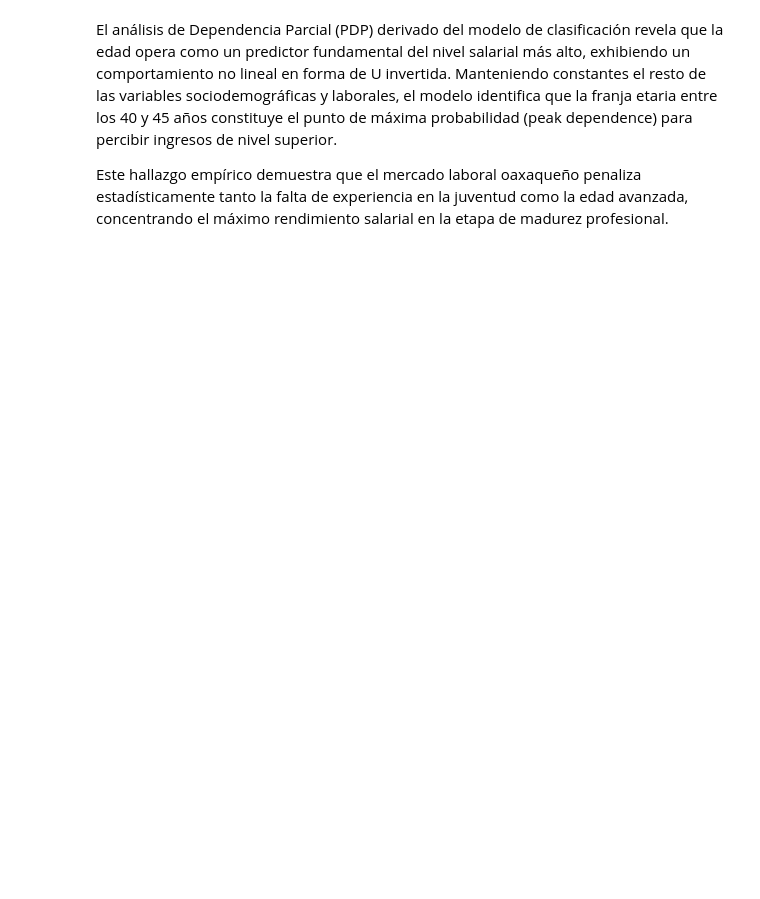
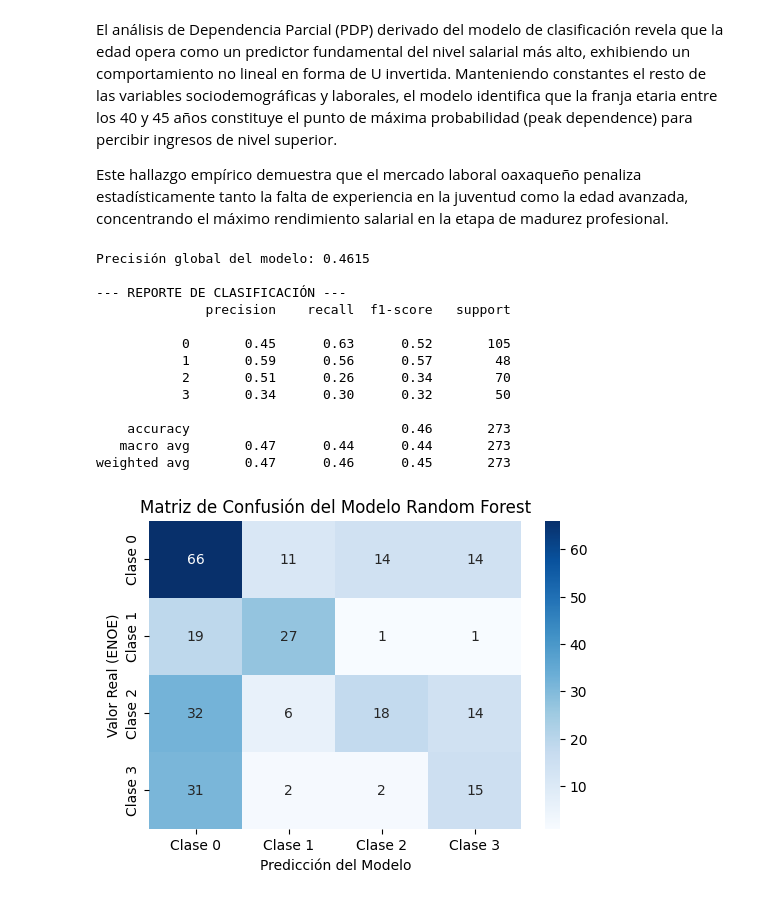
Before and after one commit to dr-dlr/ENOE, a Jupyter notebook: Tesis_ok.ipynb, the cells around one changed output. Cells and saved outputs as stored; diff of their text form; code cells hidden in the pictures; blank space fills up the shorter version.

```diff
--- a/Tesis_ok.ipynb
+++ b/Tesis_ok.ipynb
@@ -396,3 +394,45 @@ plt.show()
 El análisis de Dependencia Parcial (PDP) derivado del modelo de clasificación revela que la edad opera como un predictor fundamental del nivel salarial más alto, exhibiendo un comportamiento no lineal en forma de U invertida. Manteniendo constantes el resto de las variables sociodemográficas y laborales, el modelo identifica que la franja etaria entre los 40 y 45 años constituye el punto de máxima probabilidad (peak dependence) para percibir ingresos de nivel superior.
 
 Este hallazgo empírico demuestra que el mercado laboral oaxaqueño penaliza estadísticamente tanto la falta de experiencia en la juventud como la edad avanzada, concentrando el máximo rendimiento salarial en la etapa de madurez profesional.
+# %%
+from sklearn.metrics import accuracy_score, classification_report, confusion_matrix
+import seaborn as sns
+import matplotlib.pyplot as plt
+
+# 3. Evaluación Avanzada del Modelo
+y_pred = rf_model.predict(X_test)
+
+# A. Precisión Global (Accuracy)
+precision_global = accuracy_score(y_test, y_pred)
+print(f"Precisión global del modelo: {precision_global:.4f}\n")
+
+# B. Reporte de Clasificación Detallado (Precision, Recall, F1-Score)
+print("--- REPORTE DE CLASIFICACIÓN ---")
+print(classification_report(y_test, y_pred))
+
+# C. Visualización de la Matriz de Confusión
+cm = confusion_matrix(y_test, y_pred)
+
+plt.figure(figsize=(6, 4))
+sns.heatmap(cm, annot=True, fmt='d', cmap='Blues',
+            xticklabels=['Clase 0', 'Clase 1', 'Clase 2', 'Clase 3'],
+            yticklabels=['Clase 0', 'Clase 1', 'Clase 2', 'Clase 3'])
+plt.title('Matriz de Confusión del Modelo Random Forest')
+plt.xlabel('Predicción del Modelo')
+plt.ylabel('Valor Real (ENOE)')
+plt.show()
+# %% [output]
+Precisión global del modelo: 0.4615
+
+--- REPORTE DE CLASIFICACIÓN ---
+              precision    recall  f1-score   support
+
+           0       0.45      0.63      0.52       105
+           1       0.59      0.56      0.57        48
+           2       0.51      0.26      0.34        70
+           3       0.34      0.30      0.32        50
+
+    accuracy                           0.46       273
+   macro avg       0.47      0.44      0.44       273
+weighted avg       0.47      0.46      0.45       273
+[figure, added]
```
Also changed, not shown: parts of 17 cells of this notebook.
